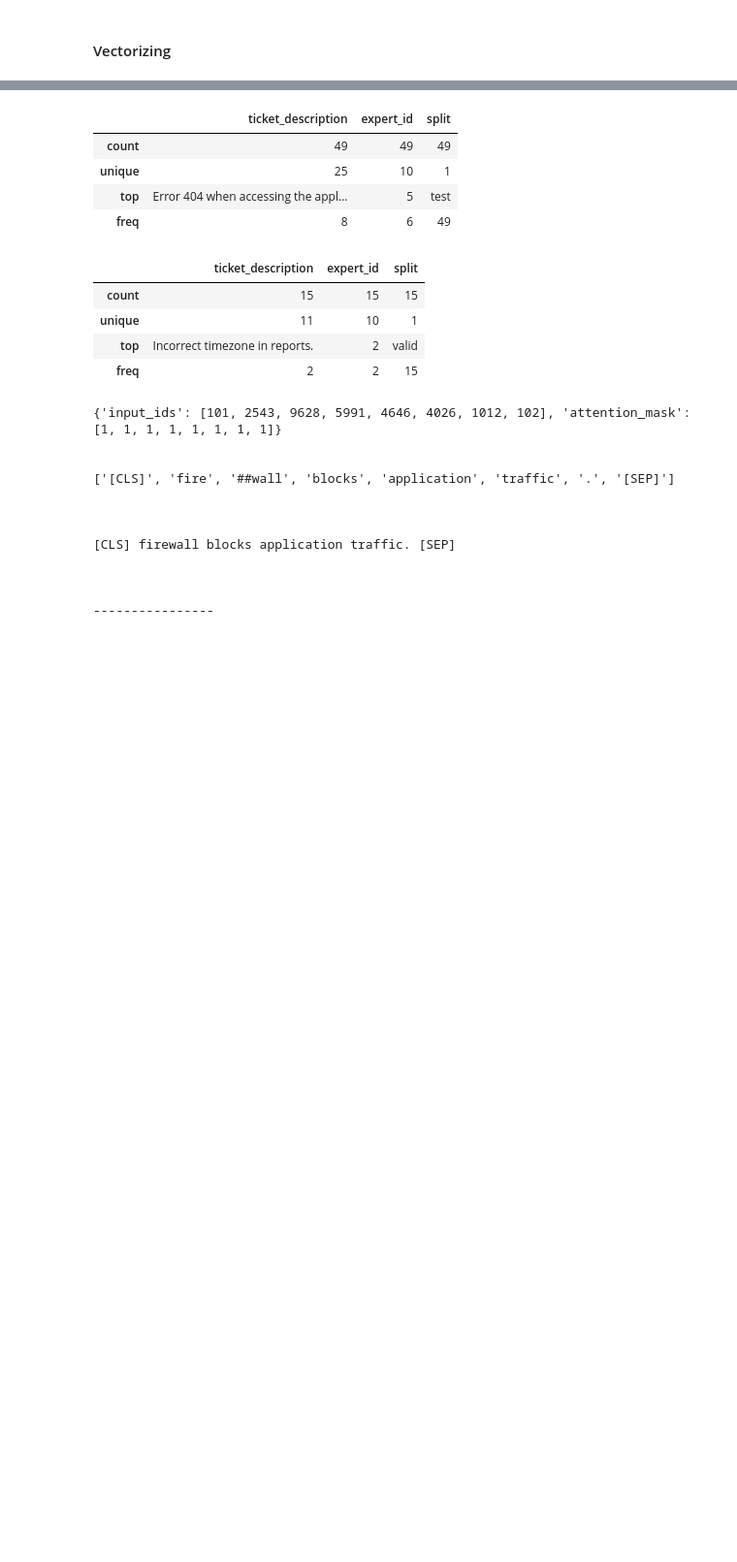
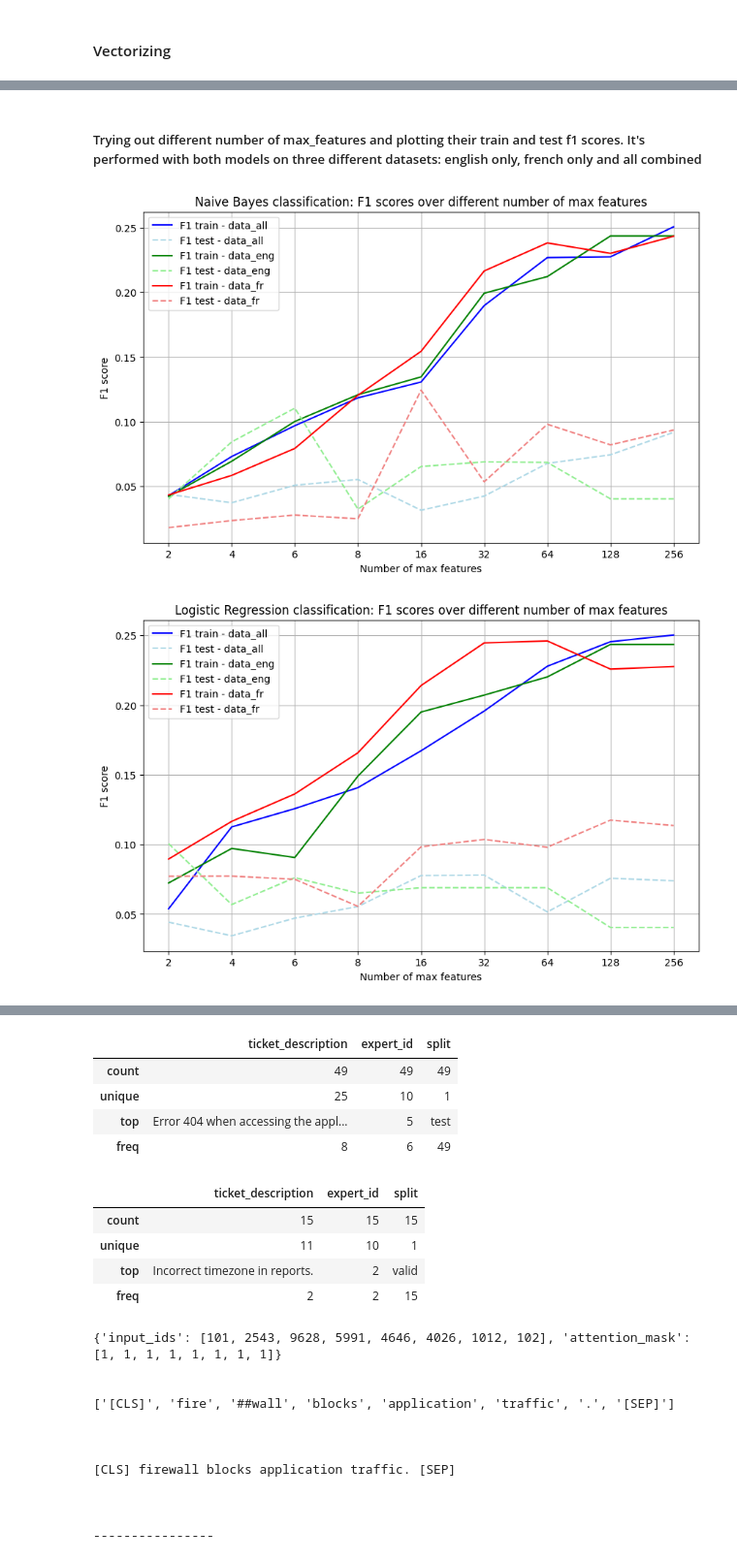
Before and after one commit to DavidSevic/expert-prediction-nlp, a Jupyter notebook: project.ipynb, the cells around one changed output, grey strips where cells are left out. Shown: that part at 97% size. Drawn from its saved outputs; the diff is of its cells as text; code cells hidden in the pictures; blank space fills up the shorter version.

Commit message:
Ref: Prepared first model for sending

```diff
--- a/project.ipynb
+++ b/project.ipynb
@@ -299,13 +314,16 @@ from sklearn.metrics import f1_score
 # %%
-def get_tfidf_vectors_and_labels_1(df, split="train", vectorizer=None, include_valid=False):
-    if vectorizer is None:
-        vectorizer = TfidfVectorizer(max_features=100)
+def get_tfidf_vectors_and_labels(df, vectorizer, split="train", include_valid=False):
+    # in case we want to use valid split for training or testing
     if include_valid:
         combined_data = df[df.split.isin([split, "valid"])]
     else:
         combined_data = df[df.split == split]
+    # fitting the vectorizer
     if split == "train":
         vectorizer.fit(combined_data['ticket_description'])
+    # transforming sentances into numbers
     vectors = vectorizer.transform(combined_data['ticket_description'])
-    labels = combined_data['expert_id']#.to_numpy(dtype=int)
+    # attaching the labels
+    labels = combined_data['expert_id']
+
     return vectors.toarray(), labels.to_numpy(dtype=int), vectorizer
@@ -339,4 +362,4 @@ def do_tfidf_prediction(df, max_features, model='nb'):
 # %%
-f1_train, f1_test, accuracy, _, _ = do_tfidf_prediction(data_all, max_features = 10)
-f1_train, f1_test, accuracy
+f1_train, f1_test, _, _ = do_tfidf_prediction(data_all, max_features = 10)
+f1_train, f1_test
 # %% [output]
@@ -463,3 +366,0 @@ data_all.describe()
-# %%
-f1_train, f1_test, f1_per_class, classifier, vectorizer = do_tfidf_prediction(data_all, max_features = 16)
-f1_train, f1_test, f1_per_class
@@ -481 +369,63 @@ f1_train, f1_test, f1_per_class
+# %% [markdown]
+##### Trying out different number of max_features and plotting their train and test f1 scores. It's performed with both models on three different datasets: english only, french only and all combined
+# %%
+datasets = {
+    "data_all": data_all,
+    "data_eng": data_eng,
+    "data_fr": data_fr
+}
+
+# setting different colours for datasets
+colors = {
+    "data_all": ("blue", "lightblue"),
+    "data_eng": ("green", "lightgreen"),
+    "data_fr": ("red", "lightcoral")
+}
+
+max_features_list = [2, 4, 6, 8, 16, 32, 64, 128, 256]
+
+models = ['Naive Bayes', 'Logistic Regression']
+
+for model_name in models:
+
+    plt.figure(figsize=(10, 6))
+
+    # iterating through datasets
+    for dataset_name, dataset in datasets.items():
+
+        f1_scores_train = []
+        f1_scores_test = []
+
+        # calculating the f1 scores
+        for max_features in max_features_list:
+            f1_train, f1_test, _, _ = do_tfidf_prediction(dataset, max_features=max_features, model=model_name)
+            f1_scores_train.append(f1_train)
+            f1_scores_test.append(f1_test)
+
+        # plotting train and test scores
+        plt.plot(
+            np.arange(len(max_features_list)),
+            f1_scores_train,
+            label=f"F1 train - {dataset_name}",
+            color=colors[dataset_name][0]
+        )
+        plt.plot(
+            np.arange(len(max_features_list)),
+            f1_scores_test,
+            label=f"F1 test - {dataset_name}",
+            color=colors[dataset_name][1],
+            linestyle="dashed"
+        )
+
+    plt.xticks(np.arange(len(max_features_list)), max_features_list)
+    plt.xlabel("Number of max features")
+    plt.ylabel("F1 score")
+    plt.title(f"{model_name} classification: F1 scores over different number of max features")
+    plt.legend()
+    plt.grid(True)
+
+    plt.show()
+# %% [output]
+[figure, added]
+[figure, added]
 # %% [markdown]
```
Also changed, not shown: parts of 49 cells of this notebook.
